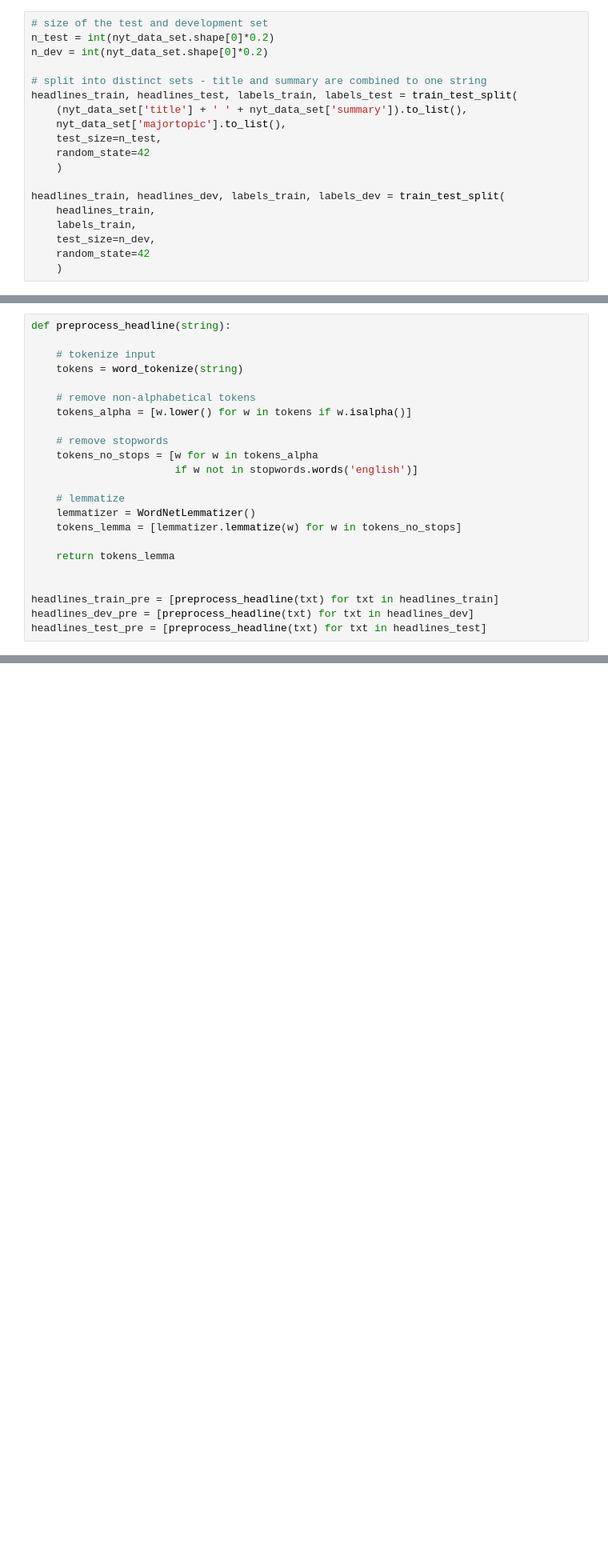
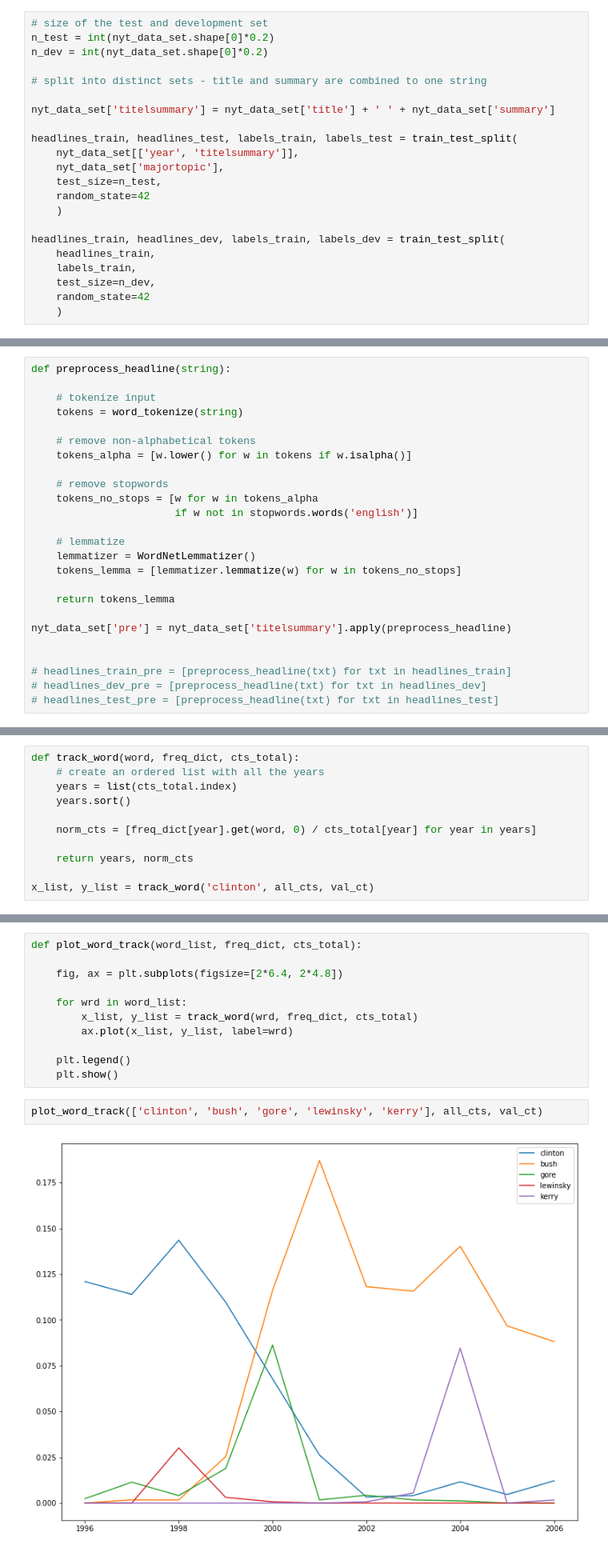
Before and after one commit to raffaelk/nlp-basics, a Jupyter notebook: topic_classification.ipynb, the cells around one changed output, grey strips where cells are left out. Shown at 80% size. Saved outputs shown, nothing was run; the diff lists cells and outputs as text; blank space fills up the shorter version.

```diff
--- a/topic_classification.ipynb
+++ b/topic_classification.ipynb
@@ -170,9 +180,12 @@ n_test = int(nyt_data_set.shape[0]*0.2)
 n_dev = int(nyt_data_set.shape[0]*0.2)
 
 # split into distinct sets - title and summary are combined to one string
+
+nyt_data_set['titelsummary'] = nyt_data_set['title'] + ' ' + nyt_data_set['summary']
+
 headlines_train, headlines_test, labels_train, labels_test = train_test_split(
-    (nyt_data_set['title'] + ' ' + nyt_data_set['summary']).to_list(),
-    nyt_data_set['majortopic'].to_list(),
+    nyt_data_set[['year', 'titelsummary']],
+    nyt_data_set['majortopic'],
     test_size=n_test,
     random_state=42
     )
@@ -208,7 +221,9 @@ def preprocess_headline(string):
 
     return tokens_lemma
 
+nyt_data_set['pre'] = nyt_data_set['titelsummary'].apply(preprocess_headline)
 
-headlines_train_pre = [preprocess_headline(txt) for txt in headlines_train]
-headlines_dev_pre = [preprocess_headline(txt) for txt in headlines_dev]
-headlines_test_pre = [preprocess_headline(txt) for txt in headlines_test]
+
+# headlines_train_pre = [preprocess_headline(txt) for txt in headlines_train]
+# headlines_dev_pre = [preprocess_headline(txt) for txt in headlines_dev]
+# headlines_test_pre = [preprocess_headline(txt) for txt in headlines_test]
@@ -214,0 +271,11 @@ headlines_test_pre = [preprocess_headline(txt) for txt in headlines_test]
+# %%
+def track_word(word, freq_dict, cts_total):
+    # create an ordered list with all the years
+    years = list(cts_total.index)
+    years.sort()
+
+    norm_cts = [freq_dict[year].get(word, 0) / cts_total[year] for year in years]
+
+    return years, norm_cts
+
+x_list, y_list = track_word('clinton', all_cts, val_ct)
@@ -214,0 +285,15 @@ headlines_test_pre = [preprocess_headline(txt) for txt in headlines_test]
+# %%
+def plot_word_track(word_list, freq_dict, cts_total):
+
+    fig, ax = plt.subplots(figsize=[2*6.4, 2*4.8])
+
+    for wrd in word_list:
+        x_list, y_list = track_word(wrd, freq_dict, cts_total)
+        ax.plot(x_list, y_list, label=wrd)
+
+    plt.legend()
+    plt.show()
+# %%
+plot_word_track(['clinton', 'bush', 'gore', 'lewinsky', 'kerry'], all_cts, val_ct)
+# %% [output]
+[figure, added]
```
Also changed, not shown: parts of 9 cells of this notebook.
